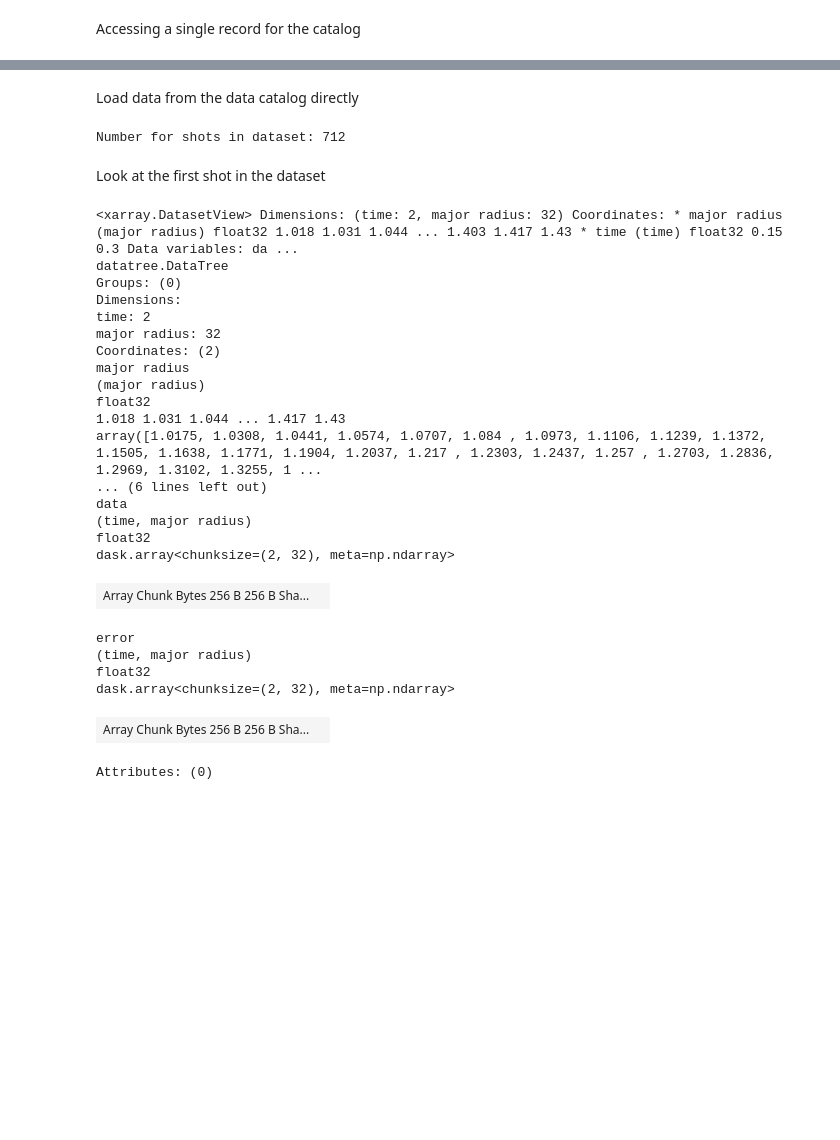
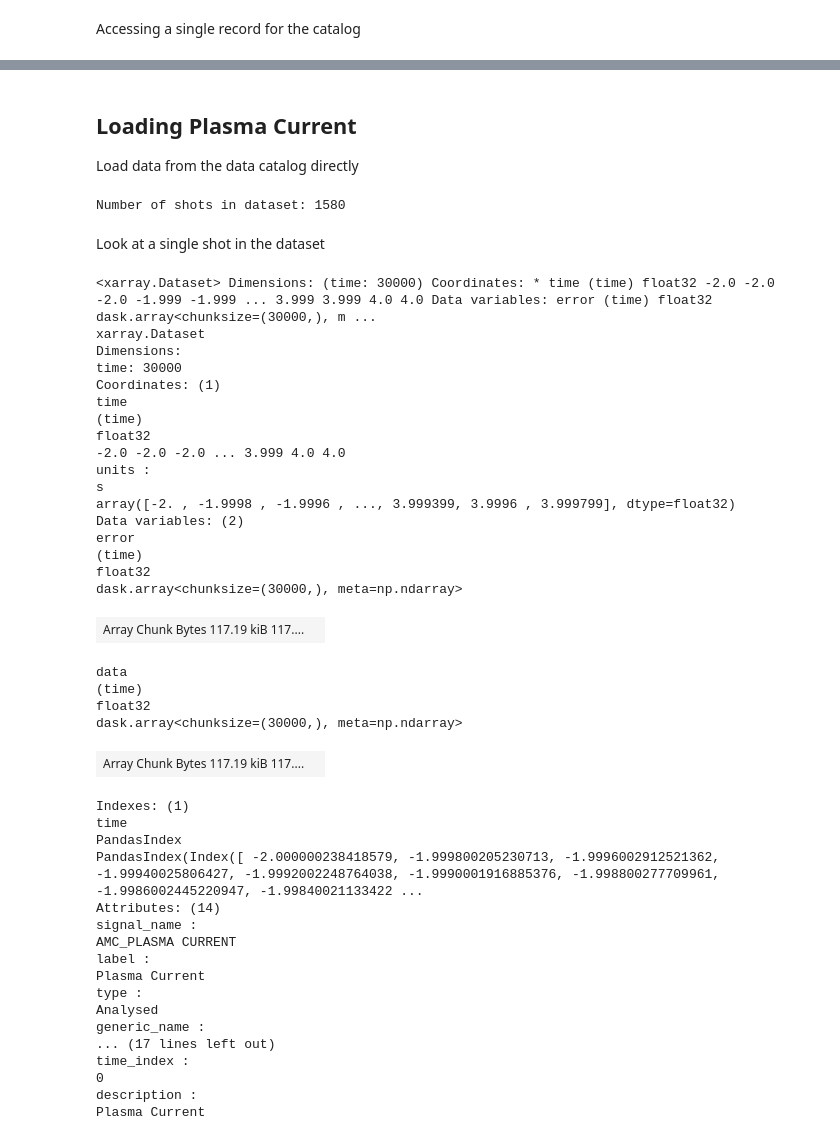
Before and after one commit to samueljackson92/mast-book, a Jupyter notebook: data_archive.ipynb, the cells around one changed output, grey strips where cells are left out. Drawn from its saved outputs; the diff is of its cells as text; code cells hidden in the pictures; blank space fills up the shorter version.

```diff
--- a/data_archive.ipynb
+++ b/data_archive.ipynb
@@ -59,36 +91,54 @@ ACT_C_PLA_TEMPERATURE:
 # %% [markdown]
+## Loading Plasma Current
+
 Load data from the data catalog directly
 # %%
-dataset = catalog.ACT_C_PLA_TEMPERATURE.read()
-print("Number for shots in dataset:", len(dataset))
+dataset = catalog.AMC_PLASMA_CURRENT.read()
+print("Number of shots in dataset:", len(dataset))
 # %% [output]
-Number for shots in dataset: 712
+Number of shots in dataset: 1580
 # %% [markdown]
-Look at the first shot in the dataset
+Look at a single shot in the dataset
 # %%
-dataset['28977']
+dataset['28977'].to_dataset()
 # %% [output]
-<xarray.DatasetView> Dimensions: (time: 2, major radius: 32) Coordinates: * major radius (major radius) float32 1.018 1.031 1.044 ... 1.403 1.417 1.43 * time (time) float32 0.15 0.3 Data variables: da ...
-datatree.DataTree
-Groups: (0)
+<xarray.Dataset> Dimensions: (time: 30000) Coordinates: * time (time) float32 -2.0 -2.0 -2.0 -1.999 -1.999 ... 3.999 3.999 4.0 4.0 Data variables: error (time) float32 dask.array<chunksize=(30000,), m ...
+xarray.Dataset
 Dimensions:
-time: 2
-major radius: 32
-Coordinates: (2)
-major radius
-(major radius)
+time: 30000
+Coordinates: (1)
+time
+(time)
 float32
-1.018 1.031 1.044 ... 1.417 1.43
-array([1.0175, 1.0308, 1.0441, 1.0574, 1.0707, 1.084 , 1.0973, 1.1106, 1.1239, 1.1372, 1.1505, 1.1638, 1.1771, 1.1904, 1.2037, 1.217 , 1.2303, 1.2437, 1.257 , 1.2703, 1.2836, 1.2969, 1.3102, 1.3255, 1 ...
-... (6 lines left out)
-data
-(time, major radius)
+-2.0 -2.0 -2.0 ... 3.999 4.0 4.0
+units :
+s
+array([-2. , -1.9998 , -1.9996 , ..., 3.999399, 3.9996 , 3.999799], dtype=float32)
+Data variables: (2)
+error
+(time)
 float32
-dask.array<chunksize=(2, 32), meta=np.ndarray>
+dask.array<chunksize=(30000,), meta=np.ndarray>
-| Array Chunk Bytes 256 B 256 B Sha... |  |
+| Array Chunk Bytes 117.19 kiB 117.... |  |
-error
-(time, major radius)
+data
+(time)
 float32
-dask.array<chunksize=(2, 32), meta=np.ndarray>
+dask.array<chunksize=(30000,), meta=np.ndarray>
-| Array Chunk Bytes 256 B 256 B Sha... |  |
+| Array Chunk Bytes 117.19 kiB 117.... |  |
-Attributes: (0)
+Indexes: (1)
+time
+PandasIndex
+PandasIndex(Index([ -2.000000238418579, -1.999800205230713, -1.9996002912521362, -1.99940025806427, -1.9992002248764038, -1.9990001916885376, -1.998800277709961, -1.9986002445220947, -1.99840021133422 ...
+Attributes: (14)
+signal_name :
+AMC_PLASMA CURRENT
+label :
+Plasma Current
+type :
+Analysed
+generic_name :
+... (17 lines left out)
+time_index :
+0
+description :
+Plasma Current
```
Also changed, not shown: parts of 24 cells of this notebook, 1 other file.
